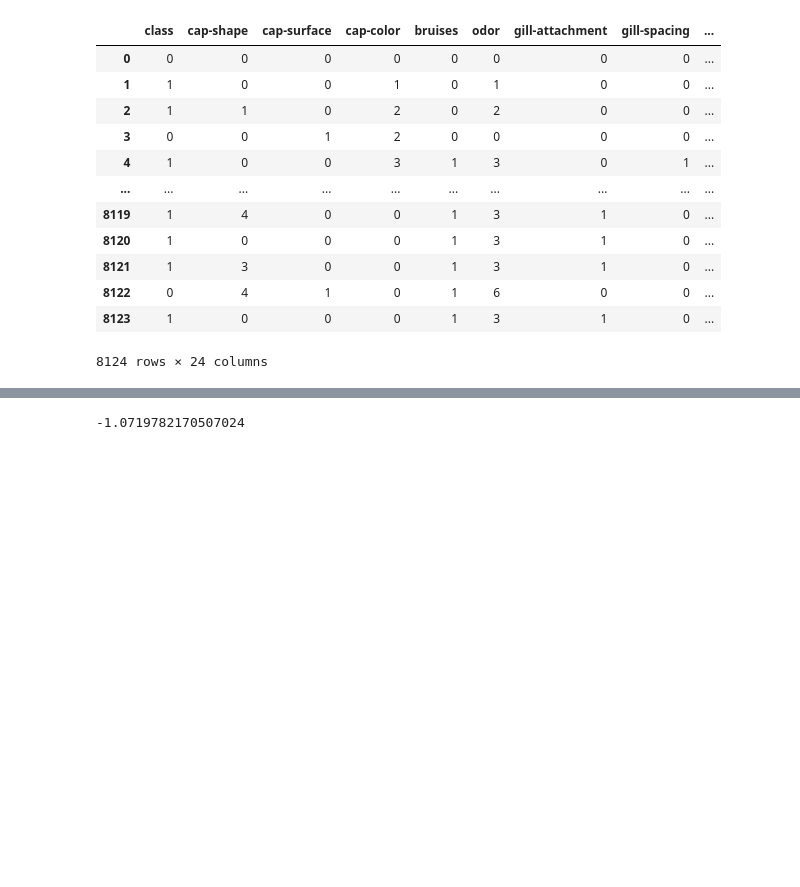
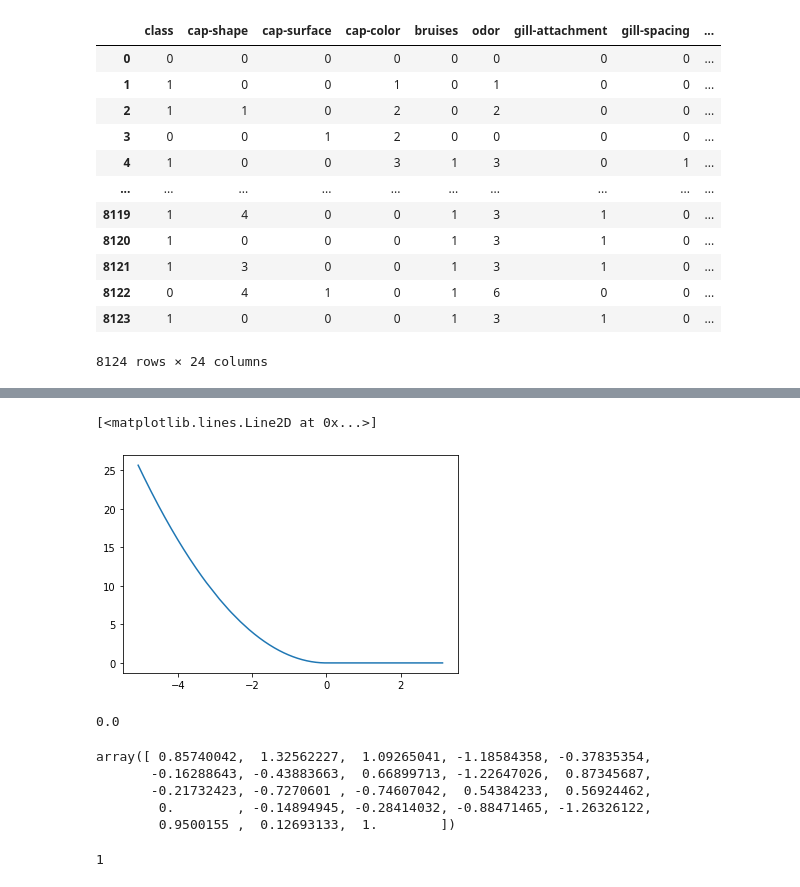
Before and after one commit to BabylenMagnus/EStraine, a Jupyter notebook: Test.ipynb, the cells around one changed output, grey strips where cells are left out. Cells and saved outputs as stored; diff of their text form; code cells hidden in the pictures; blank space fills up the shorter version.

Commit message:
stochastic gradient and derivative

```diff
--- a/Test.ipynb
+++ b/Test.ipynb
@@ -46,4 +61,11 @@ model = LinearClassifier(X_train, y_train)
+# %%
+y = np.array(list(map(model.error_func, margin)))
+# %%
+plt.plot(margin, y)
+# %% [output]
+[<matplotlib.lines.Line2D at 0x...>]
+[figure, added]
 # %%
-model.margin(X_train[0], y_train[0])
+model.stochastic_gradient(X_train, y_train)
 # %% [output]
--1.0719782170507024
+0.0
@@ -49,0 +82,14 @@ model.margin(X_train[0], y_train[0])
+# %%
+x = X_train[0]
+x
+# %% [output]
+array([ 0.85740042,  1.32562227,  1.09265041, -1.18584358, -0.37835354,
+       -0.16288643, -0.43883663,  0.66899713, -1.22647026,  0.87345687,
+       -0.21732423, -0.7270601 , -0.74607042,  0.54384233,  0.56924462,
+        0.        , -0.14894945, -0.28414032, -0.88471465, -1.26326122,
+        0.9500155 ,  0.12693133,  1.        ])
+# %%
+y = y_train[0]
+y
+# %% [output]
+1
```
Also changed, not shown: parts of 50 cells of this notebook, 1 other file.
